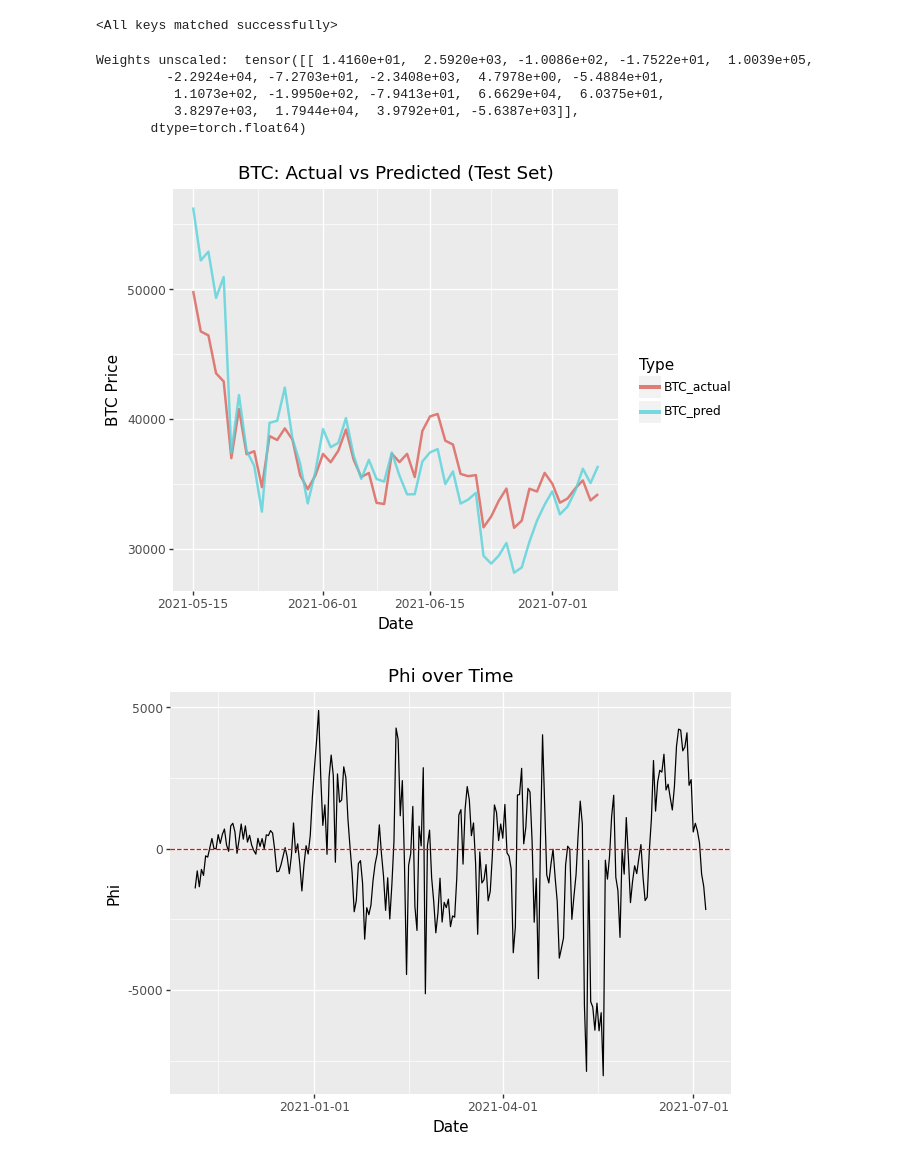
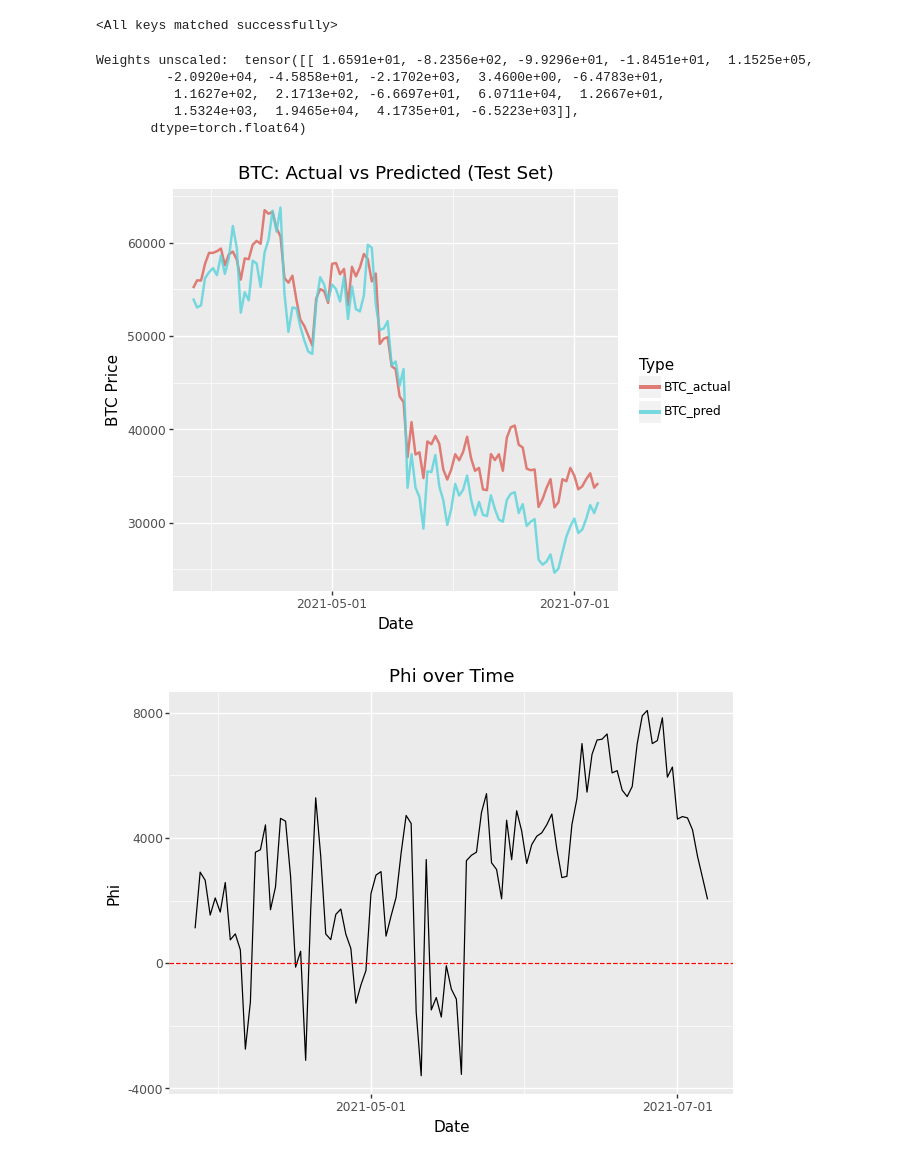
Before and after one commit to psmith2003/Synthetic-Statistical-Arbitrage, a Jupyter notebook: gradient_weights.ipynb, the cells around one changed output. Saved outputs shown, nothing was run; the diff lists cells and outputs as text; code cells hidden in the pictures.

```diff
--- a/gradient_weights.ipynb
+++ b/gradient_weights.ipynb
@@ -20,6 +20,12 @@ dfs = []
 for file in all_files:
     df = pd.read_csv(file, usecols=["Symbol", "Date", "Close"])
     dfs.append(df)
+
+# for file in all_files:
+#     df = pd.read_csv(file, usecols=["ticker", "date", "close"])
+#     df.columns = [col.capitalize() for col in df.columns]  # capitalize first letter
+#     df = df.rename(columns={"Ticker": "Symbol"})  # rename Ticker to Symbol
+#     dfs.append(df)
 
 # Combine all files
 securities = pd.concat(dfs, ignore_index=True)
@@ -31,7 +37,7 @@ sec_wide = securities.pivot(index="Date", columns="Symbol", values="Close")
 sec_wide.columns.name = None
 
 # Remove unwanted columns safely
-remove_cols = ['WBTC', 'USDT', 'USDC']
+remove_cols = ['USDT', 'USDC', 'WBTC'] # Remove Wrap and constant tokens if present
 sec_wide = sec_wide.drop(columns=remove_cols)
 
 # Parse Date as datetime
@@ -62,3 +68,19 @@ print(sec_wide.head())
 4  0.253491
 
 [5 rows x 21 columns]
+# %%
+# assumes your date column is called 'Date' and is of type datetime
+sec_wide['Date'] = pd.to_datetime(sec_wide['Date'])
+sec_wide = sec_wide.sort_values('Date')
+
+# create a complete date range
+full_range = pd.date_range(sec_wide['Date'].min(), sec_wide['Date'].max(), freq='D')
+
+# find missing dates
+missing_dates = full_range.difference(sec_wide['Date'])
+
+if missing_dates.empty:
+    print("✅ No days missing.")
+else:
+    print("⚠️ Missing days:")
+    print(missing_dates)
@@ -353,7 +379,7 @@ Using LSTM to find Weights
 import torch
 from torch.utils.data import DataLoader, TensorDataset
 
-window_size = 30
+window_size = 60
 
 # Make target and features
 base = 'BTC'
@@ -382,7 +408,7 @@ X_seq = torch.stack(X_seq)  # shape: (num_windows, window_size, num_features)
 y_seq = torch.stack(y_seq)  # shape: (num_windows, 1)
 
 # Train-test split
-split_percent = 0.9
+split_percent = 0.8
 split_idx = int(split_percent * len(X_seq))
 X_train, X_test = X_seq[:split_idx], X_seq[split_idx:]
 y_train, y_test = y_seq[:split_idx], y_seq[split_idx:]
@@ -491,10 +517,10 @@ with torch.no_grad():
 latest_weights = raw_weights * scalar_y.mean_ / scalar_X.mean_
 print("Weights unscaled: ", latest_weights)
 # %% [output]
-Weights unscaled:  tensor([[ 1.4160e+01,  2.5920e+03, -1.0086e+02, -1.7522e+01,  1.0039e+05,
-         -2.2924e+04, -7.2703e+01, -2.3408e+03,  4.7978e+00, -5.4884e+01,
-          1.1073e+02, -1.9950e+02, -7.9413e+01,  6.6629e+04,  6.0375e+01,
-          3.8297e+03,  1.7944e+04,  3.9792e+01, -5.6387e+03]],
+Weights unscaled:  tensor([[ 1.6591e+01, -8.2356e+02, -9.9296e+01, -1.8451e+01,  1.1525e+05,
+         -2.0920e+04, -4.5858e+01, -2.1702e+03,  3.4600e+00, -6.4783e+01,
+          1.1627e+02,  2.1713e+02, -6.6697e+01,  6.0711e+04,  1.2667e+01,
+          1.5324e+03,  1.9465e+04,  4.1735e+01, -6.5223e+03]],
        dtype=torch.float64)
 # %%
 # Compute weighted portfolio using LSTM
@@ -536,11 +562,11 @@ base_actual = sec_wide[base].iloc[split_idx:].reset_index(drop=True)
 pseudo_test = pseudo_df[pseudo_df['Date'].isin(test_dates)].reset_index(drop=True)
 
 # Build plot DataFrame
-min_len = min(len(test_dates), len(base_actual), len(pseudo_test))
+#min_len = min(len(test_dates), len(base_actual), len(pseudo_test))
 df_plot_test = pd.DataFrame({
-    'Date': test_dates[:min_len],
-    f'{base}_actual': base_actual[:min_len],
-    f'{base}_pred': pseudo_test['Pseudo'][:min_len]
+    'Date': test_dates,
+    f'{base}_actual': base_actual,
+    f'{base}_pred': pseudo_test['Pseudo']
 })
 
 # Melt for ggplot
@@ -562,23 +588,21 @@ p_test = (
 
 p_test.draw()
 # %% [output]
-[figure, old version]
+[figure, new version]
 # %%
 # Find PHI
 
 p_phi = (
-    ggplot(phi_df, aes(x='Date', y='Phi')) +
+    ggplot(phi_df[split_idx - window_size:], aes(x='Date', y='Phi')) +  # Subtract window_size
     geom_line() +
     ggtitle('Phi over Time') +
     xlab('Date') +
     ylab('Phi') +
     geom_hline(yintercept=0, linetype='dashed', color='red')
 )
 p_phi.draw()
-
-# TODO: Find PHI, AR(1) params, backtest
 # %% [output]
-[figure, old version]
+[figure, new version]
 # %%
 # AR(1) Parameters
 
```
Also changed, not shown: parts of 8 cells of this notebook.
